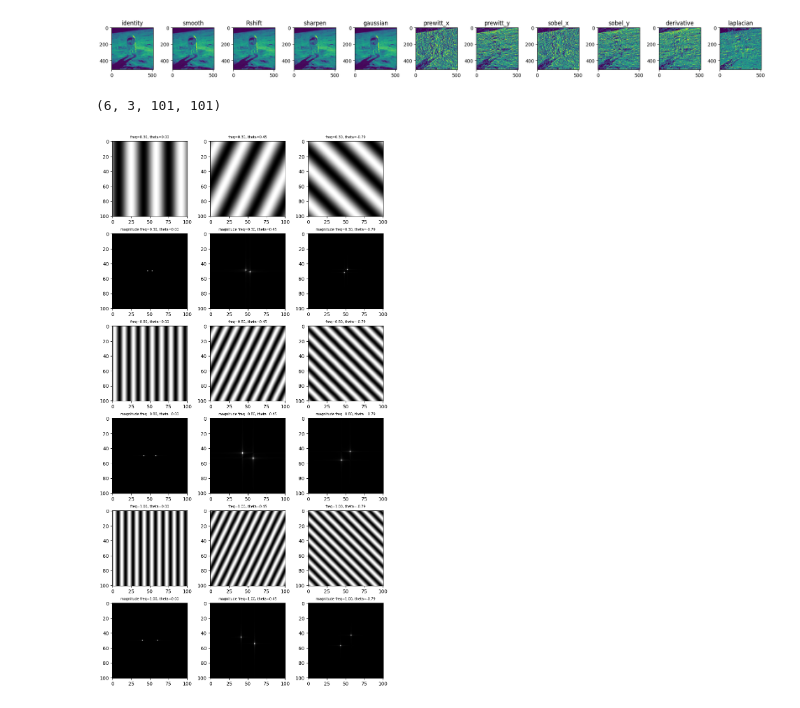
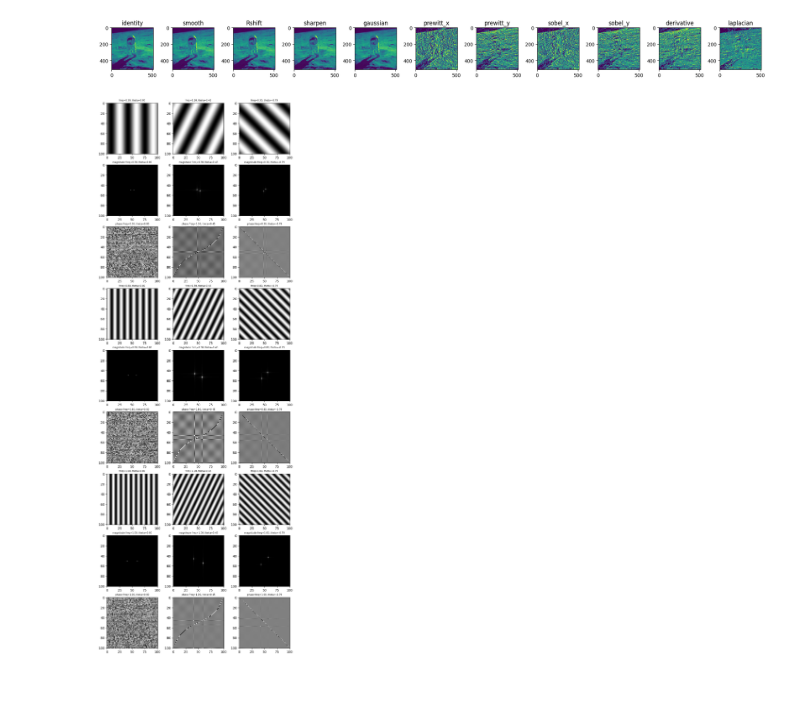
Before and after one commit to JuliuszSyrewicz/fourier, a Jupyter notebook: filters.ipynb, the cells around one changed output. Drawn from its saved outputs; the diff is of its cells as text; code cells hidden in the pictures.

Commit message:
Added plots for phase spectra of images

```diff
--- a/filters.ipynb
+++ b/filters.ipynb
@@ -260,15 +259,27 @@ def getSinusoidalGrating(frequency, theta = np.pi/4, limit = 5, density=1001):
     grating = np.sin(2 * np.pi * (X * np.cos(theta) + Y * np.sin(theta)) * frequency)
     return grating
 
-def getMagnitudeSpectrum(img, log=False):
+# return 2D Fourier transform of the input image
+def get2DFourierTransform(img):
     # fourier transform with shift for easier plotting
     FT = np.fft.ifftshift(img)
     FT = np.fft.fft2(FT)
     FT = np.fft.fftshift(FT)
+    return FT
+
+# return a magnitude spectrum of the input Fourier Transform
+def getMagnitudeSpectrum(FT, log=False):
     if log:
         return np.log(abs(FT))
     return abs(FT)
 
+# return a phase spectrum of the input Fourier Transform
+def getPhaseSpectrum(FT, log=False):
+    if log:
+        return np.log(np.angle(FT))
+    return np.angle(FT)
+
+# plots an image grid from an n x m numpy array of images with an optional n x m grid of corresponding titles
 def plotImageGrid(grid, plot_size = 10, padding = 0.3, titles = False, fontsize = 7, no_sub_images = 2):
     grid_x, grid_y = grid.shape[0], grid.shape[1]
     plot_size, padding = plot_size, padding
@@ -277,31 +288,36 @@ def plotImageGrid(grid, plot_size = 10, padding = 0.3, titles = False, fontsize
     for i in range(grid_x):
         for j in range(grid_y):
             img = grid[i][j]
+            # print("type = {}, shape = {}, type(img[0]) = {}, type(img[0][0]) = {}".format(type(img), img.shape, type(img[0]), type(img[0][0])))
             axs[i, j].imshow(img, cmap='gray')
             if titles:
                 axs[i, j].set_title(titles[i][j], fontsize=fontsize)
 # %%
 frequencies = np.array([0.3, 0.8, 1])
 thetas = np.array([0, np.pi/7, -np.pi/4])
 density = 101
-# grid = np.zeros((len(frequencies), len(thetas), density, density))
+sub_images = 3
 
-grid, titles = ([[0]*len(frequencies) for i in range(2 * len(thetas))] for j in range(2))
-# print(grid[0][0])
+grid, titles = ([[0]*len(frequencies) for i in range(sub_images * len(thetas))] for j in range(2))
+
 for i in range(len(frequencies)):
-    # grid[i].append([])
     for j in range(len(thetas)):
         img = getSinusoidalGrating(frequencies[i], theta=thetas[j], density=density)
-        grid[2 * i][j] = img
-        grid[2 * i + 1][j] = getMagnitudeSpectrum(img, log=False)
 
-        titles[2 * i][j] = "freq={:.2f}, theta={:.2f}".format(frequencies[i], thetas[j])
-        titles[2 * i + 1][j] = "magnitude freq={:.2f}, theta={:.2f}".format(frequencies[i], thetas[j])
-            #
-# plotFourierGrid(grid, titles=True)
+        transform = get2DFourierTransform(img)
+        magnitude = getMagnitudeSpectrum(transform)
+        phase = getPhaseSpectrum(transform)
+
+        grid[sub_images * i][j] = img
+        grid[sub_images * i + 1][j] = getMagnitudeSpectrum(transform)
+        grid[sub_images * i + 2][j] = getPhaseSpectrum(transform)
+
+        titles[sub_images * i][j] = "freq={:.2f}, theta={:.2f}".format(frequencies[i], thetas[j])
+        titles[sub_images * i + 1][j] = "magnitude freq={:.2f}, theta={:.2f}".format(frequencies[i], thetas[j])
+        titles[sub_images * i + 2][j] = "phase freq={:.2f}, theta={:.2f}".format(frequencies[i], thetas[j])
+
 grid = np.asarray(grid)
-plotImageGrid(grid, titles=titles)
+plotImageGrid(grid, titles=titles, no_sub_images=sub_images)
 # %% [output]
-(6, 3, 101, 101)
-[figure, old version]
+[figure, new version]
 # %%
```
Also changed, not shown: parts of 4 cells of this notebook.
